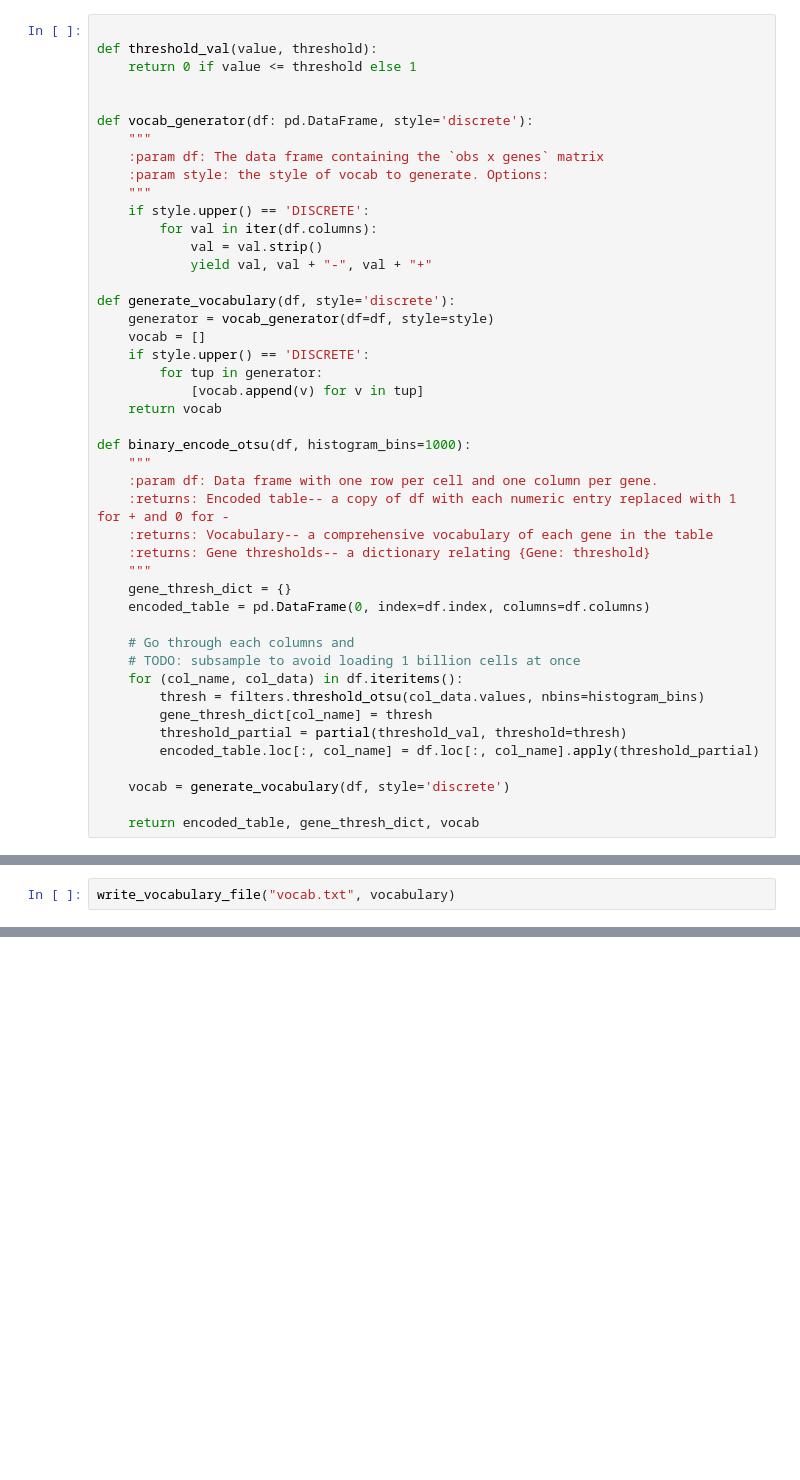
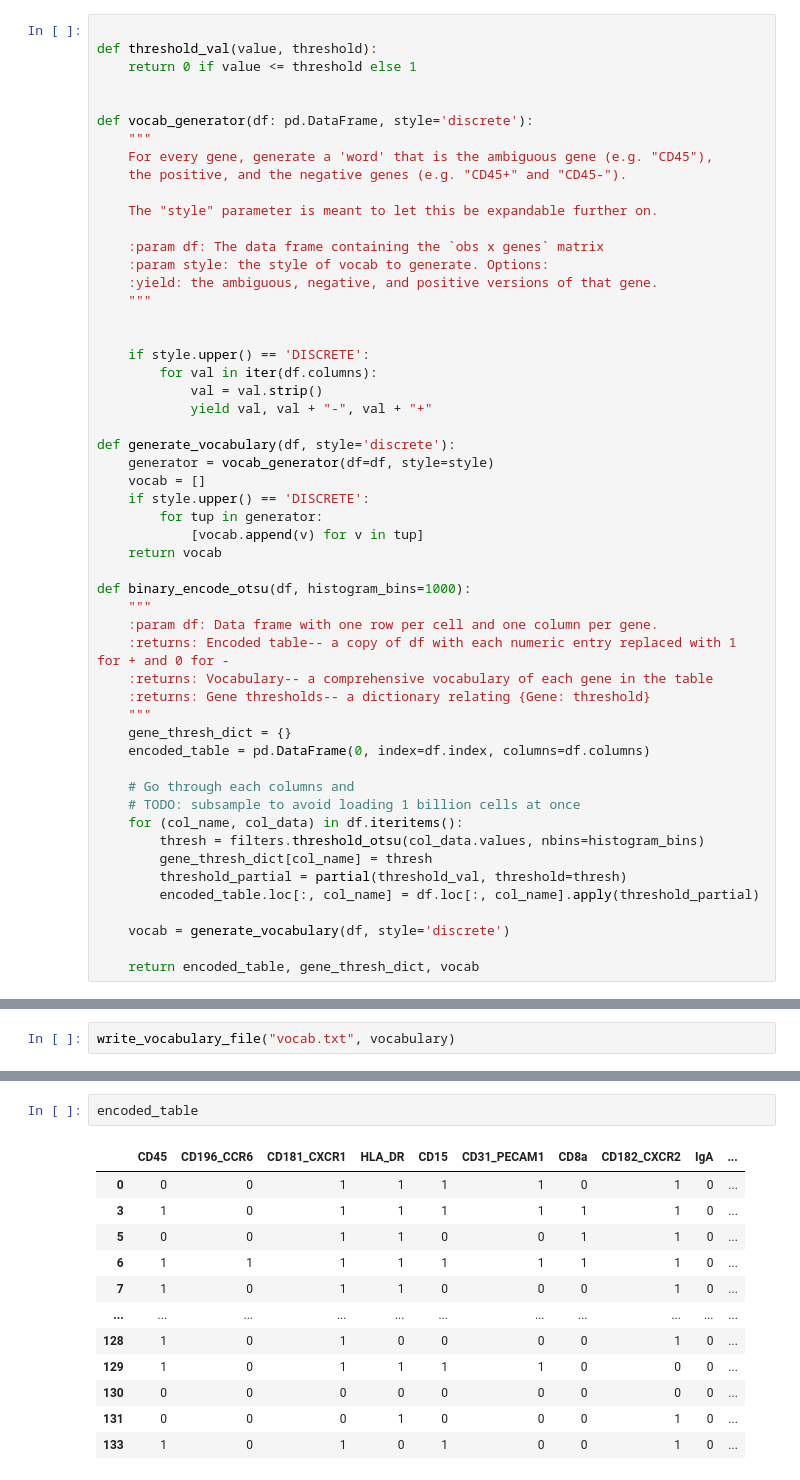
Before and after one commit to STRIDES-Codes/NL4Cell, a Jupyter notebook: NL4Cell_Encode.ipynb, the cells around one changed output, grey strips where cells are left out. Saved outputs shown, nothing was run; the diff lists cells and outputs as text; blank space fills up the shorter version.

```diff
--- a/NL4Cell_Encode.ipynb
+++ b/NL4Cell_Encode.ipynb
@@ -32,9 +32,17 @@ def threshold_val(value, threshold):
 
 def vocab_generator(df: pd.DataFrame, style='discrete'):
     """
+    For every gene, generate a 'word' that is the ambiguous gene (e.g. "CD45"),
+    the positive, and the negative genes (e.g. "CD45+" and "CD45-").
+
+    The "style" parameter is meant to let this be expandable further on.
+
     :param df: The data frame containing the `obs x genes` matrix
     :param style: the style of vocab to generate. Options:
+    :yield: the ambiguous, negative, and positive versions of that gene.
     """
+
+
     if style.upper() == 'DISCRETE':
         for val in iter(df.columns):
             val = val.strip()
@@ -103,0 +123,15 @@ write_vocabulary_file("vocab.txt", vocabulary)
+# %%
+encoded_table
+# %% [output]
+|  | CD45 | CD196_CCR6 | CD181_CXCR1 | HLA_DR | CD15 | CD31_PECAM1 | CD8a | CD182_CXCR2 | IgA | ... |
+| 0 | 0 | 0 | 1 | 1 | 1 | 1 | 0 | 1 | 0 | ... |
+| 3 | 1 | 0 | 1 | 1 | 1 | 1 | 1 | 1 | 0 | ... |
+| 5 | 0 | 0 | 1 | 1 | 0 | 0 | 1 | 1 | 0 | ... |
+| 6 | 1 | 1 | 1 | 1 | 1 | 1 | 1 | 1 | 0 | ... |
+| 7 | 1 | 0 | 1 | 1 | 0 | 0 | 0 | 1 | 0 | ... |
+| ... | ... | ... | ... | ... | ... | ... | ... | ... | ... | ... |
+| 128 | 1 | 0 | 1 | 0 | 0 | 0 | 0 | 1 | 0 | ... |
+| 129 | 1 | 0 | 1 | 1 | 1 | 1 | 0 | 0 | 0 | ... |
+| 130 | 0 | 0 | 0 | 0 | 0 | 0 | 0 | 0 | 0 | ... |
+| 131 | 0 | 0 | 0 | 1 | 0 | 0 | 0 | 1 | 0 | ... |
+| 133 | 1 | 0 | 1 | 0 | 1 | 0 | 0 | 1 | 0 | ... |
```
Also changed, not shown: parts of 4 cells of this notebook.
